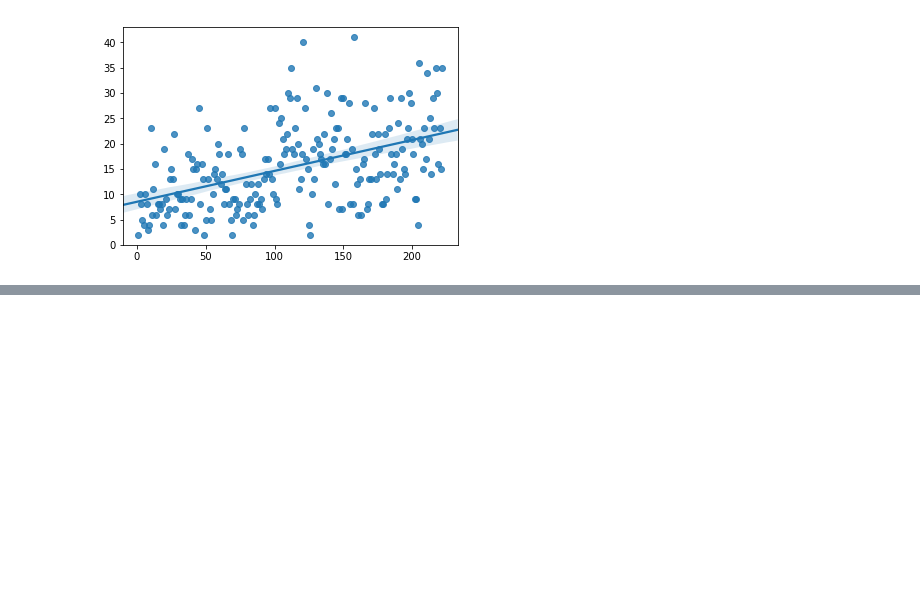
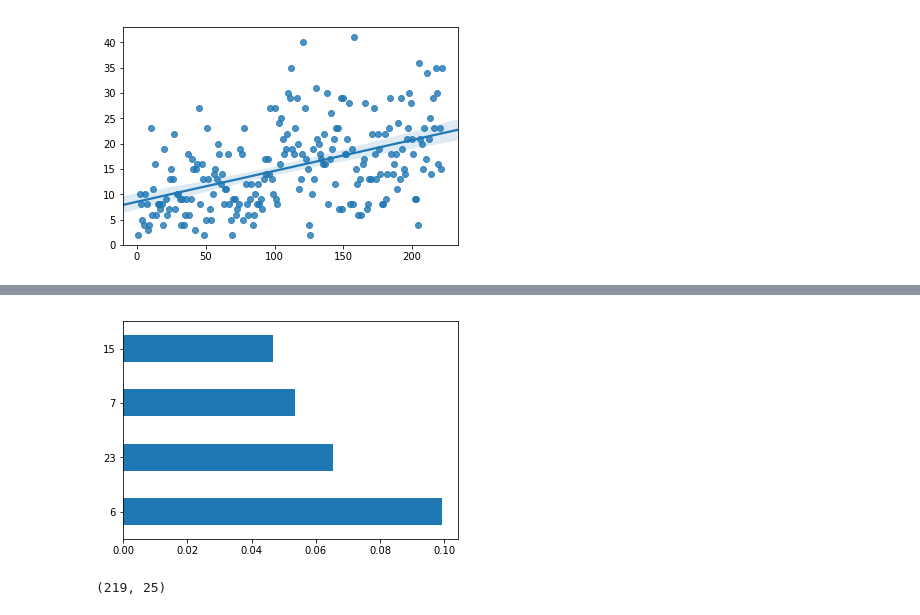
Before and after one commit to sachhamps/nba_project, a Jupyter notebook: nba_net.ipynb, the cells around one changed output, grey strips where cells are left out. Cells and saved outputs as stored; diff of their text form; code cells hidden in the pictures; blank space fills up the shorter version.

```diff
--- a/nba_net.ipynb
+++ b/nba_net.ipynb
@@ -325,0 +366,16 @@ sns.regplot(x,y)
+# %%
+# X = array of feautures and y = target variable
+from sklearn.ensemble import ExtraTreesClassifier
+model = ExtraTreesClassifier()
+model.fit(X,y)
+# print(model.feature_importances_)
+feat_importances = pd.Series(model.feature_importances_)
+feat_importances.nlargest(4).plot(kind='barh')
+plt.show()
+# %% [output]
+[figure, added]
+# %%
+import sys
+display(X.shape)
+# %% [output]
+(219, 25)
```
Also changed, not shown: parts of 2 cells of this notebook, 6 other files.
